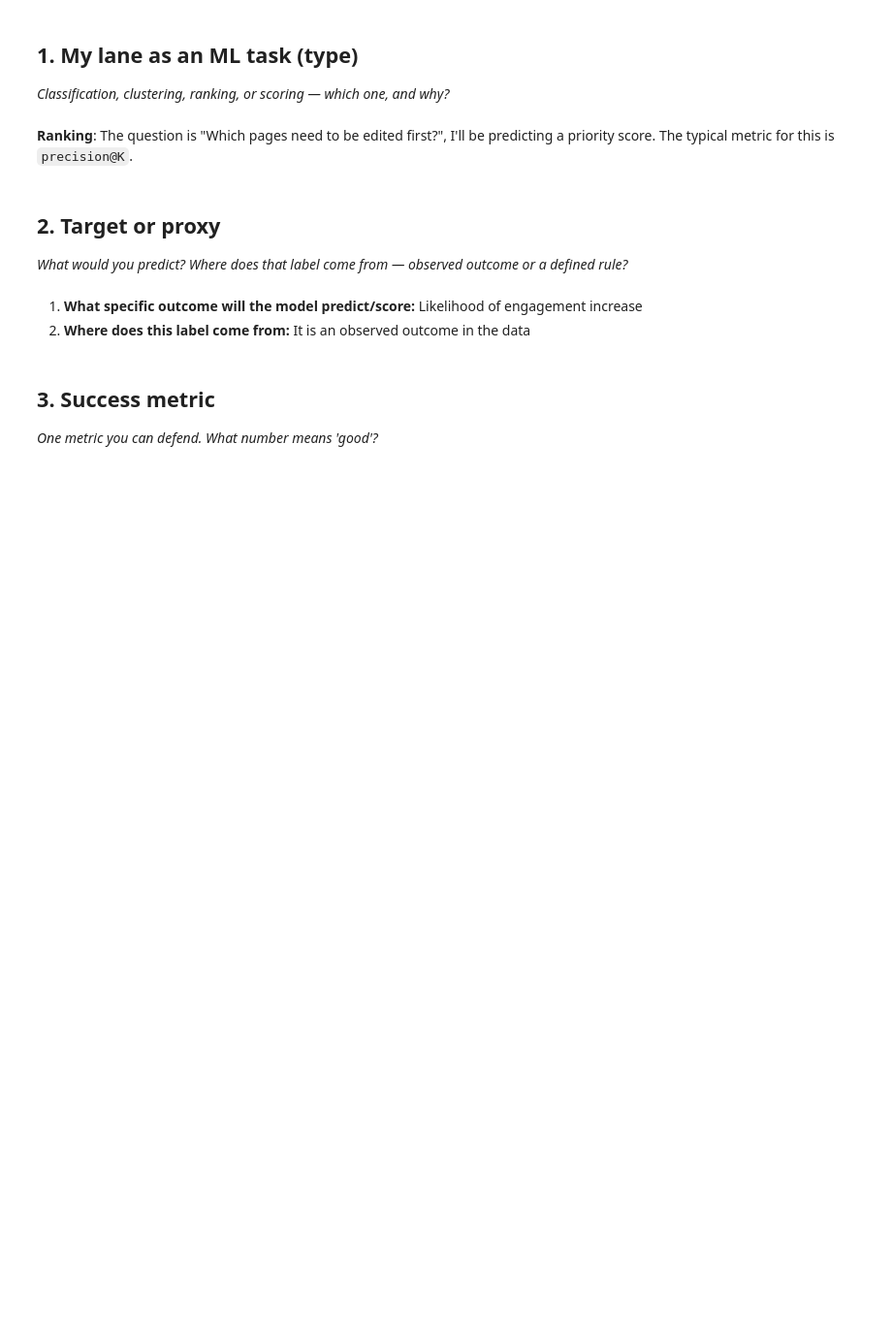
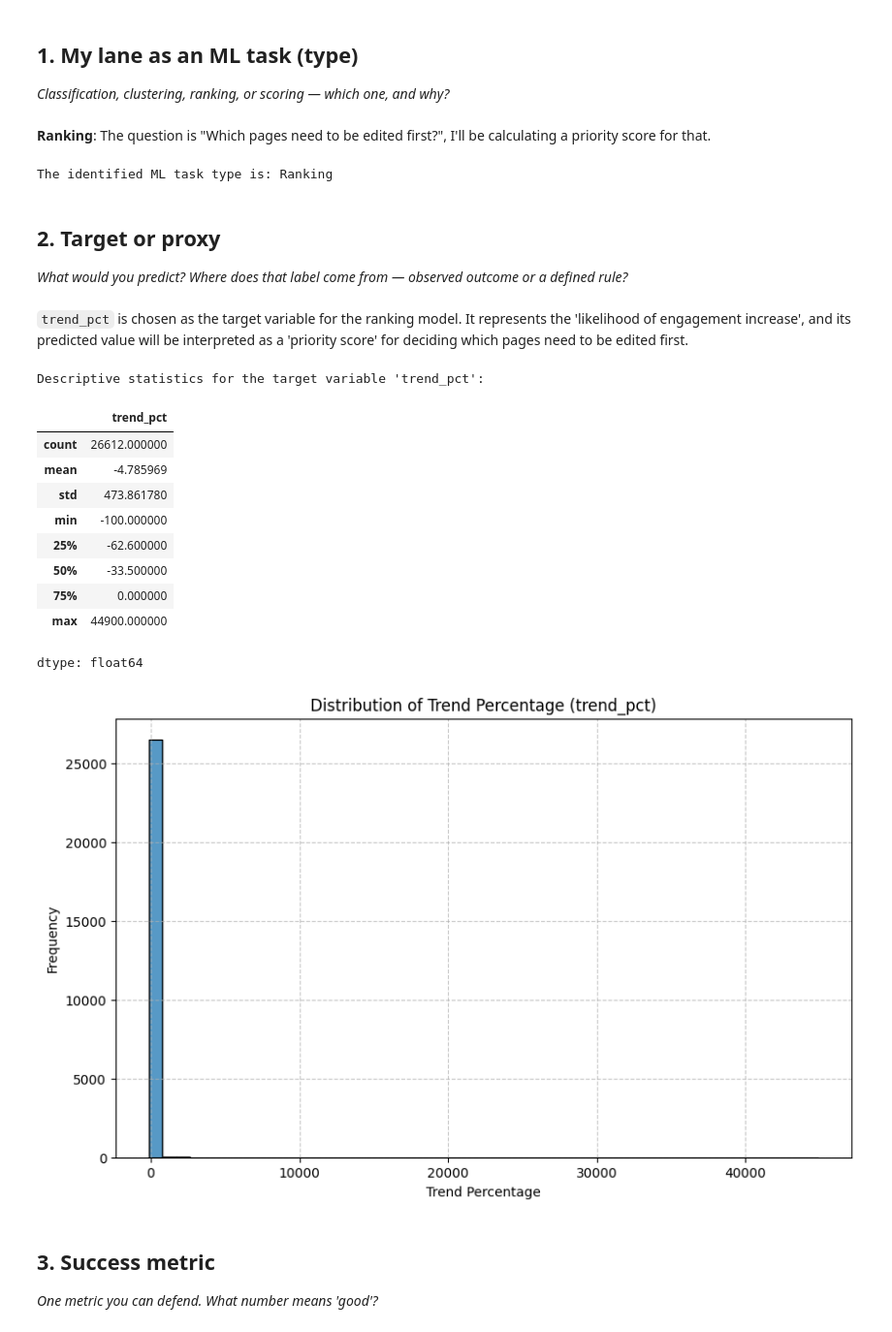
Before and after one commit to bisma-r/Internship, a Jupyter notebook: work/notebooks/w02_ml_task_framing.ipynb, the cells around one changed output. Shown at 97% size. Cells and saved outputs as stored; diff of their text form; code cells hidden in the pictures; blank space fills up the shorter version.

```diff
--- a/work/notebooks/w02_ml_task_framing.ipynb
+++ b/work/notebooks/w02_ml_task_framing.ipynb
@@ -9,14 +9,52 @@ This skeleton is yours to fill. Work the sections **in order** — each one has
 
 *Classification, clustering, ranking, or scoring — which one, and why?*
 # %% [markdown]
- **Ranking**: The question is "Which pages need to be edited first?", I'll be predicting a priority score. The typical metric for this is `precision@K`.
+ **Ranking**: The question is "Which pages need to be edited first?", I'll be calculating a priority score for that.
+# %%
+# Code to support Task 1: ML Task Type
+# The ML task is 'Ranking', which aims to order content by a predicted 'priority score'.
+# This is conceptually supported by the need to identify 'Which pages should an editor fix first?',
+# implying an ordered list of recommendations.
+ml_task_type = "Ranking"
+print(f"The identified ML task type is: {ml_task_type}")
+# %% [output]
+The identified ML task type is: Ranking
 # %% [markdown]
 ## 2. Target or proxy
 
 *What would you predict? Where does that label come from — observed outcome or a defined rule?*
 # %% [markdown]
-1.  **What specific outcome will the model predict/score:** Likelihood of engagement increase
-2.  **Where does this label come from:** It is an observed outcome in the data
+`trend_pct` is chosen as the target variable for the ranking model. It represents the 'likelihood of engagement increase', and its predicted value will be interpreted as a 'priority score' for deciding which pages need to be edited first.
+# %%
+# Code to support Task 2: Target or Proxy
+# The target variable is 'trend_pct'. Inspecting its distribution and characteristics.
+
+import matplotlib.pyplot as plt
+import seaborn as sns
+
+print("Descriptive statistics for the target variable 'trend_pct':")
+display(df['trend_pct'].describe())
+
+plt.figure(figsize=(10, 6))
+sns.histplot(df['trend_pct'], bins=50)
+plt.title('Distribution of Trend Percentage (trend_pct)')
+plt.xlabel('Trend Percentage')
+plt.ylabel('Frequency')
+plt.grid(True, linestyle='--', alpha=0.7)
+plt.show()
+# %% [output]
+Descriptive statistics for the target variable 'trend_pct':
+|  | trend_pct |
+| count | 26612.000000 |
+| mean | -4.785969 |
+| std | 473.861780 |
+| min | -100.000000 |
+| 25% | -62.600000 |
+| 50% | -33.500000 |
+| 75% | 0.000000 |
+| max | 44900.000000 |
+dtype: float64
+[figure, added]
 # %% [markdown]
 ## 3. Success metric
 
```
Also changed, not shown: parts of 7 cells of this notebook.
